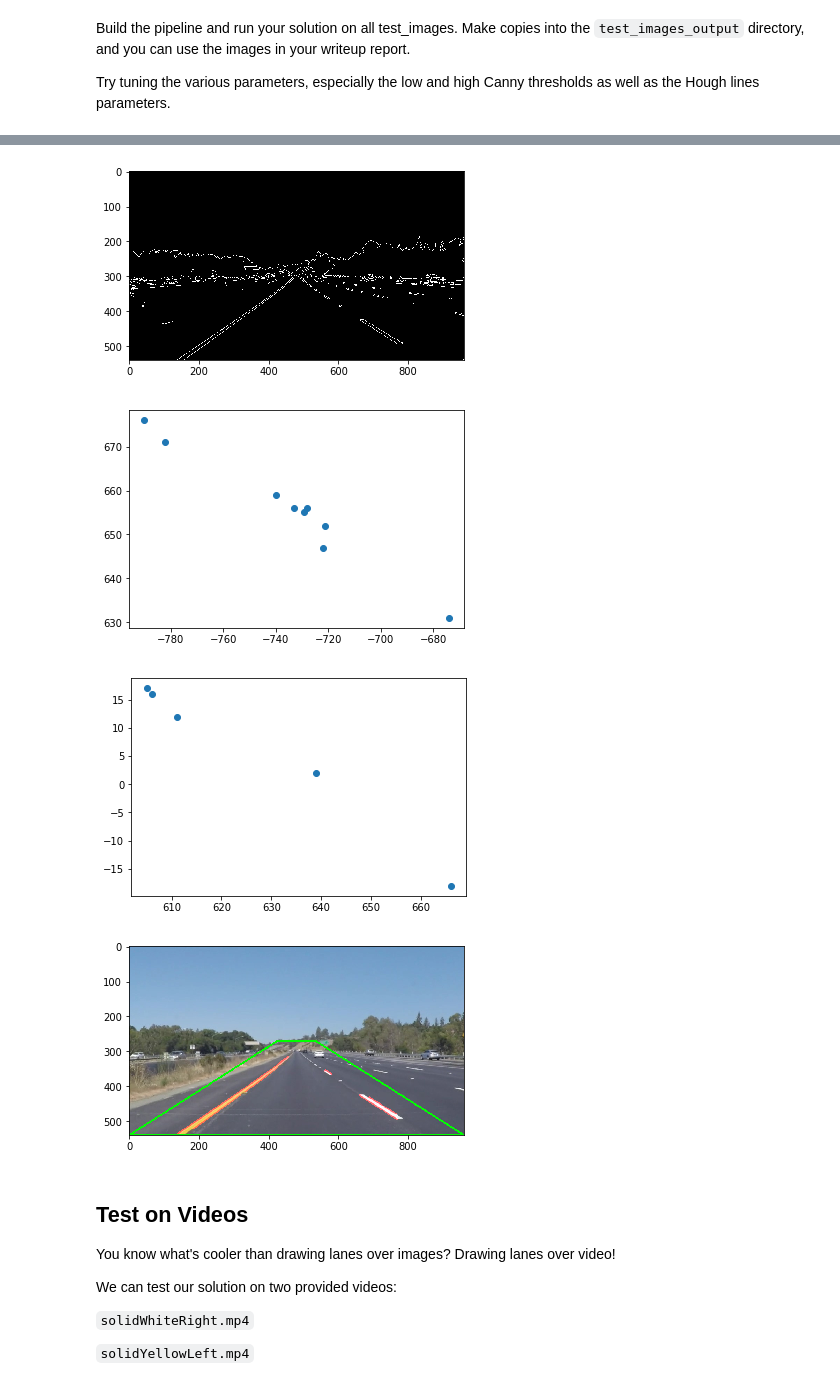
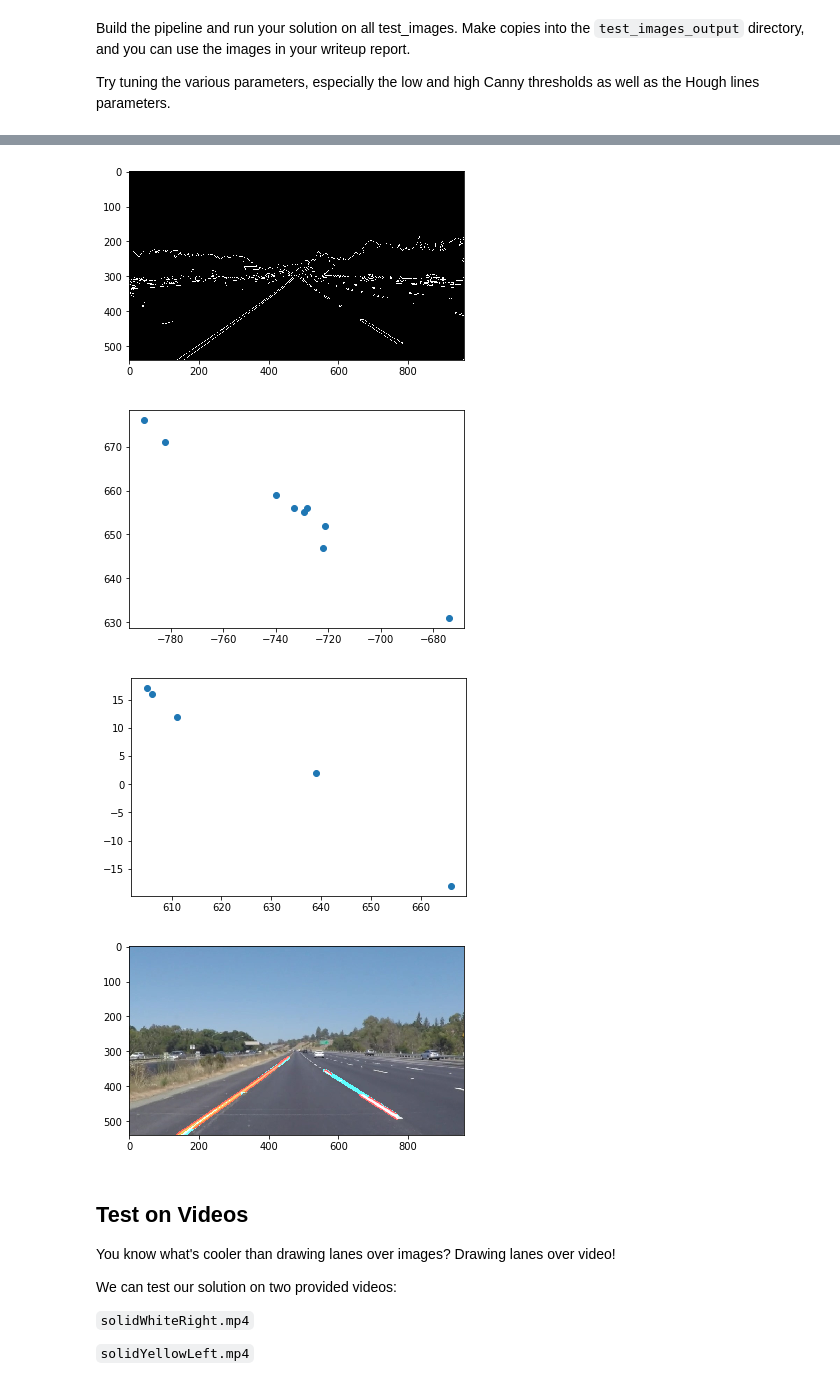
Before and after one commit to flsilves/CarND-LaneLines-P1, a Jupyter notebook: P1.ipynb, the cells around one changed output, grey strips where cells are left out. Cells and saved outputs as stored; diff of their text form; code cells hidden in the pictures.

```diff
--- a/P1.ipynb
+++ b/P1.ipynb
@@ -324,7 +363,6 @@ Build the pipeline and run your solution on all test_images. Make copies into th
 
 Try tuning the various parameters, especially the low and high Canny thresholds as well as the Hough lines parameters.
 # %%
-
 
 
 
@@ -409,8 +447,15 @@ for index,filename in enumerate(image_filenames):
     plt.figure()
     plt.imshow(final)
 
+    print('VERTICES')
+    print(vertices)
 
-    cv2.polylines(final, [vertices], True, (0,255,0),3)
+    #cv2.polylines(final, [vertices], True, (0,255,0),3
+
+
+
+    #cv2.polylines(final, [vertices], True, (0,0,255),3)
+    #cv2.line(final, (0, 300), (400, 600), (255, 0, 0), thickness=4)
 
     plt.imshow(final)
 # %% [output]
@@ -434,10 +479,10 @@ right
 [figure]
 [figure]
 [figure]
 [figure]
 [figure]
 [figure]
-[figure, old version]
+[figure, new version]
 # %% [markdown]
 ## Test on Videos
 
```
Also changed, not shown: parts of 4 cells of this notebook.
